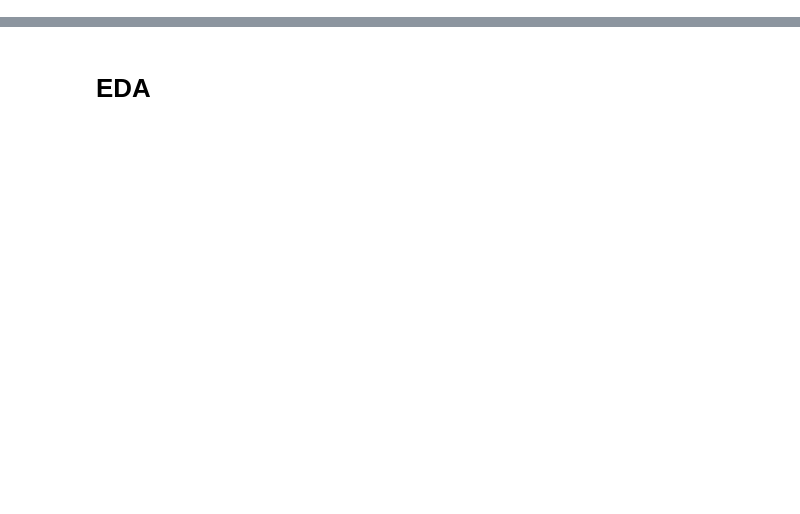
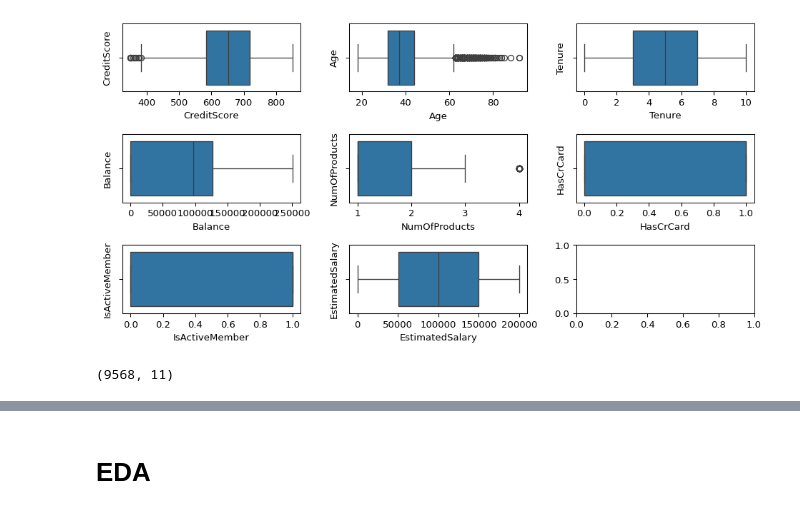
Before and after one commit to thaya2000/EE5253_2023_Code_Group77, a Jupyter notebook: ML_Bank_Churn.ipynb, the cells around one changed output, grey strips where cells are left out. Cells and saved outputs as stored; diff of their text form; code cells hidden in the pictures; blank space fills up the shorter version.

```diff
--- a/ML_Bank_Churn.ipynb
+++ b/ML_Bank_Churn.ipynb
@@ -265,0 +157,17 @@ plt.show()
+# %%
+# Create subplots for box plots
+fig, axs = plt.subplots(3, 3, dpi=95, figsize=(10, 5))
+
+# Specify the columns you want to plot
+columns_to_plot = ['CreditScore', 'Age', 'Tenure', 'Balance', 'NumOfProducts', 'HasCrCard', 'IsActiveMember', 'EstimatedSalary']
+
+# Use seaborn's boxplot function
+for i, col in enumerate(columns_to_plot):
+    row, col_in_subplot = divmod(i, 3)
+    sns.boxplot(x=df[col], ax=axs[row, col_in_subplot], orient='h')  # 'h' for horizontal orientation
+    axs[row, col_in_subplot].set_ylabel(col)
+
+plt.tight_layout()
+plt.show()
+# %% [output]
+[figure, added]
@@ -265,0 +188,5 @@ plt.show()
+# %%
+# Display the shape of the DataFrame after removing outliers
+df.shape
+# %% [output]
+(9568, 11)
```
Also changed, not shown: parts of 61 cells of this notebook.
